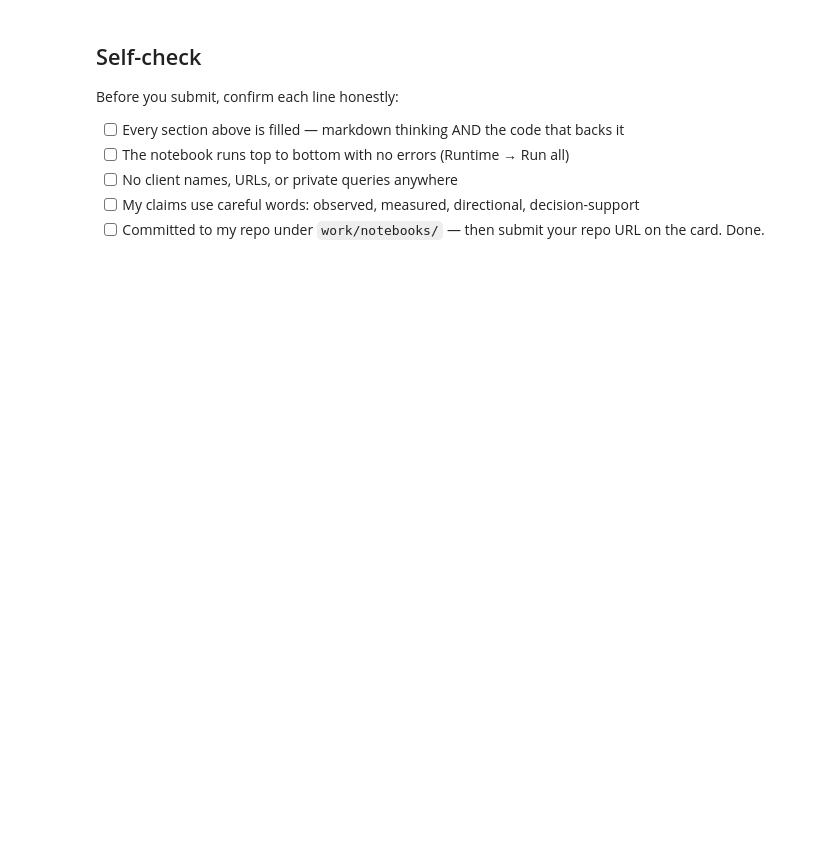
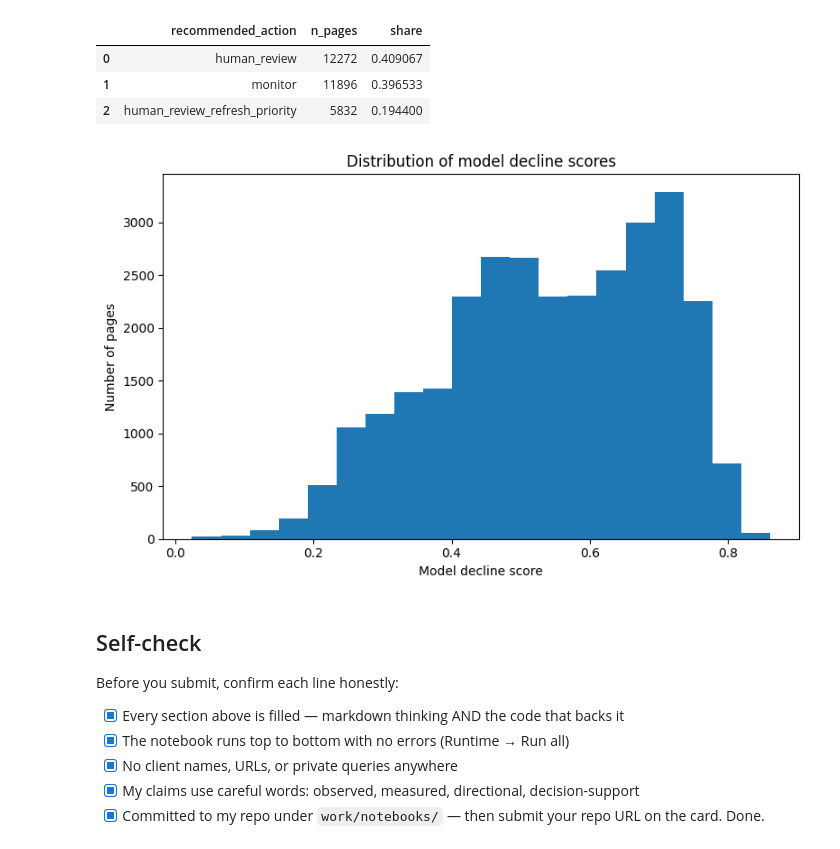
Before and after one commit to ashiba713/flyrank-ml-internship, a Jupyter notebook: work/notebooks/w07_action_playbook.ipynb, the cells around one changed output. Saved outputs shown, nothing was run; the diff lists cells and outputs as text; code cells hidden in the pictures; blank space fills up the shorter version.

```diff
--- a/work/notebooks/w07_action_playbook.ipynb
+++ b/work/notebooks/w07_action_playbook.ipynb
@@ -28,0 +24,20 @@ This skeleton is yours to fill. Work the sections **in order** — each one has
+# %%
+import os
+import numpy as np
+import pandas as pd
+
+SEED = 42
+
+# Load the same anonymized dataset used in the earlier modeling work.
+df = pd.read_csv(
+    "https://raw.githubusercontent.com/ashiba713/flyrank-ml-internship/main/data/raw/content_refresh_anonymized.csv"
+)
+
+# Observed target used throughout the capstone.
+df["target_decline"] = (
+    df["trend_direction"] == "down"
+).astype(int)
+
+print("Rows:", len(df))
+print("Clients:", df["client_id"].nunique())
+print("Observed decline rate:", round(df["target_decline"].mean(), 4))
@@ -29,10 +410,49 @@ This skeleton is yours to fill. Work the sections **in order** — each one has
+# %%
+# A compact summary that can be reused in the paper.
+
+action_summary = (
+    queue["recommended_action"]
+    .value_counts()
+    .rename_axis("recommended_action")
+    .reset_index(name="n_pages")
+)
+
+action_summary["share"] = (
+    action_summary["n_pages"] /
+    action_summary["n_pages"].sum()
+)
+
+display(action_summary)
+# %% [output]
+|  | recommended_action | n_pages | share |
+| 0 | human_review | 12272 | 0.409067 |
+| 1 | monitor | 11896 | 0.396533 |
+| 2 | human_review_refresh_priority | 5832 | 0.194400 |
+# %%
+import matplotlib.pyplot as plt
+
+plt.figure(figsize=(8, 5))
+
+plt.hist(
+    queue["model_decline_score"],
+    bins=20
+)
+
+plt.xlabel("Model decline score")
+plt.ylabel("Number of pages")
+plt.title("Distribution of model decline scores")
+
+plt.tight_layout()
+plt.show()
+# %% [output]
+[figure, added]
 # %% [markdown]
 ## Self-check
 
 Before you submit, confirm each line honestly:
 
-- [ ] Every section above is filled — markdown thinking AND the code that backs it
-- [ ] The notebook runs top to bottom with no errors (Runtime → Run all)
-- [ ] No client names, URLs, or private queries anywhere
-- [ ] My claims use careful words: observed, measured, directional, decision-support
-- [ ] Committed to my repo under `work/notebooks/` — then submit your repo URL on the card. Done.
+- [x] Every section above is filled — markdown thinking AND the code that backs it
+- [x] The notebook runs top to bottom with no errors (Runtime → Run all)
+- [x] No client names, URLs, or private queries anywhere
+- [x] My claims use careful words: observed, measured, directional, decision-support
+- [x] Committed to my repo under `work/notebooks/` — then submit your repo URL on the card. Done.
```
Also changed, not shown: parts of 16 cells of this notebook.
